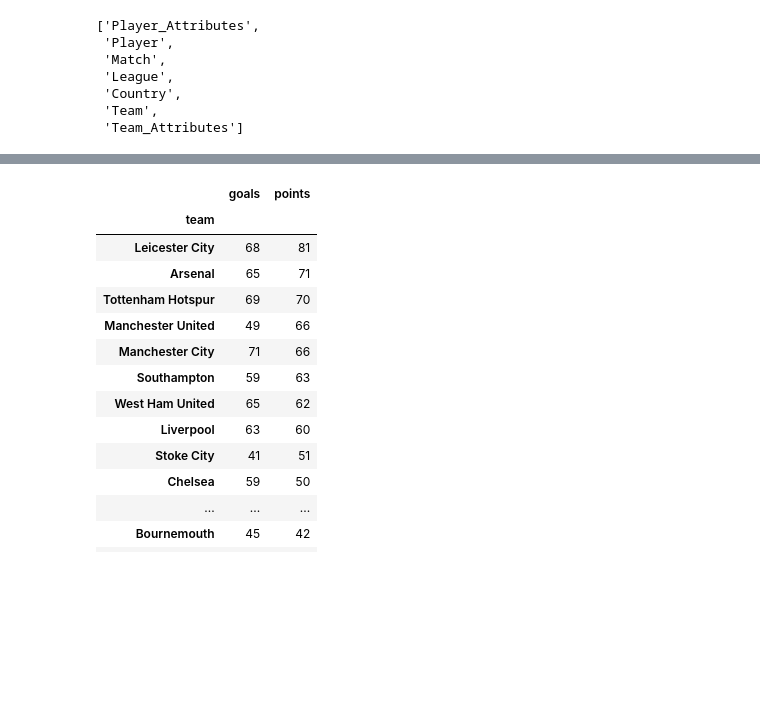
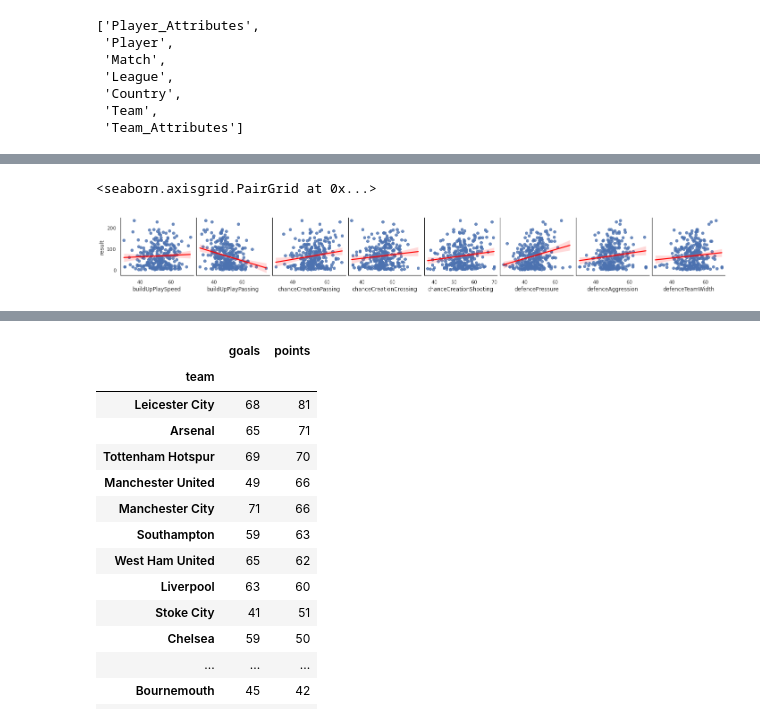
Before and after one commit to ismailmisd/Exploring-European-Soccer-Database, a Jupyter notebook: exploring-european-soccer-database.ipynb, the cells around one changed output, grey strips where cells are left out. Saved outputs shown, nothing was run; the diff lists cells and outputs as text; code cells hidden in the pictures; blank space fills up the shorter version.

```diff
--- a/exploring-european-soccer-database.ipynb
+++ b/exploring-european-soccer-database.ipynb
@@ -159 +169,17 @@ Team_Attributes_dataset
 288 rows × 10 columns
+# %%
+# plotting a scatterplot matrics to explore visually  any correlation
+
+import seaborn as sns; sns.set(style='white')
+
+column_names=Team_Attributes_dataset.columns.tolist()
+x_var=column_names[2::]
+x_var
+
+
+
+sns.pairplot(Team_Attributes_dataset,x_vars=x_var,y_vars=['result']
+               , kind="reg", plot_kws={'line_kws':{'color':'red'}})
+# %% [output]
+<seaborn.axisgrid.PairGrid at 0x...>
+[figure, added]
```
Also changed, not shown: parts of 12 cells of this notebook.
